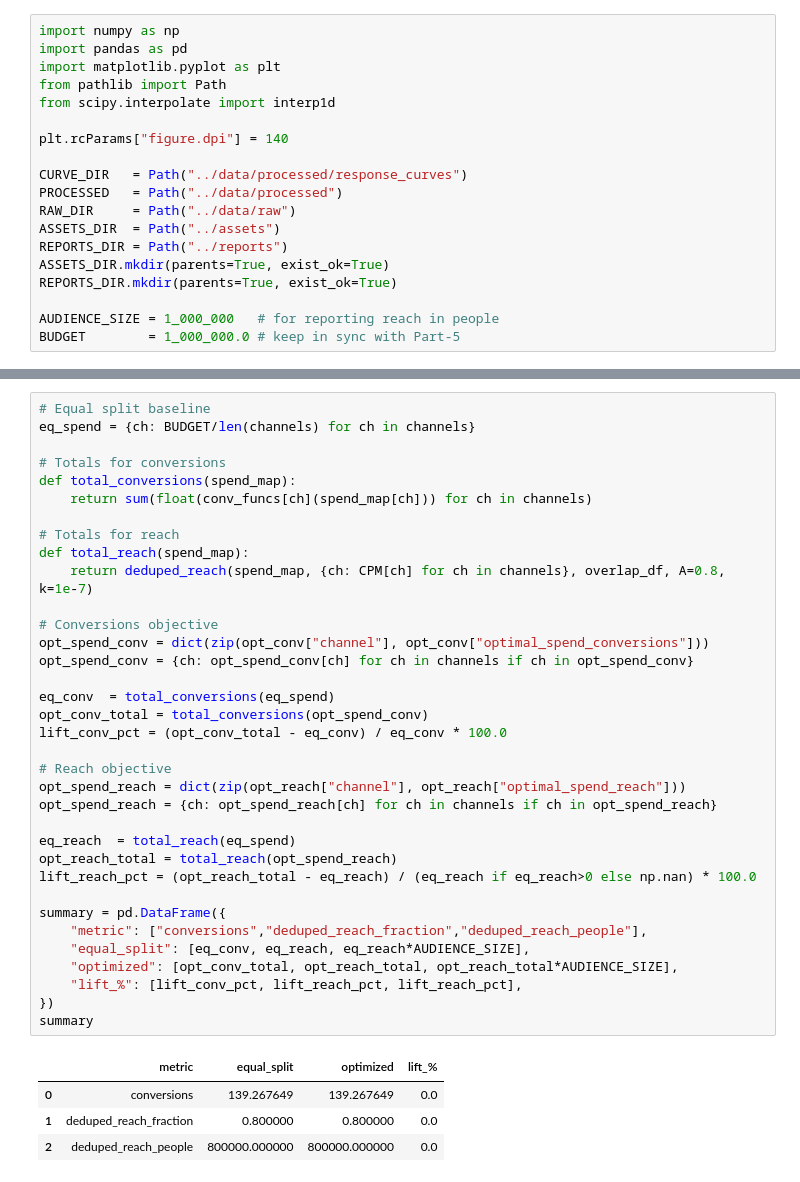
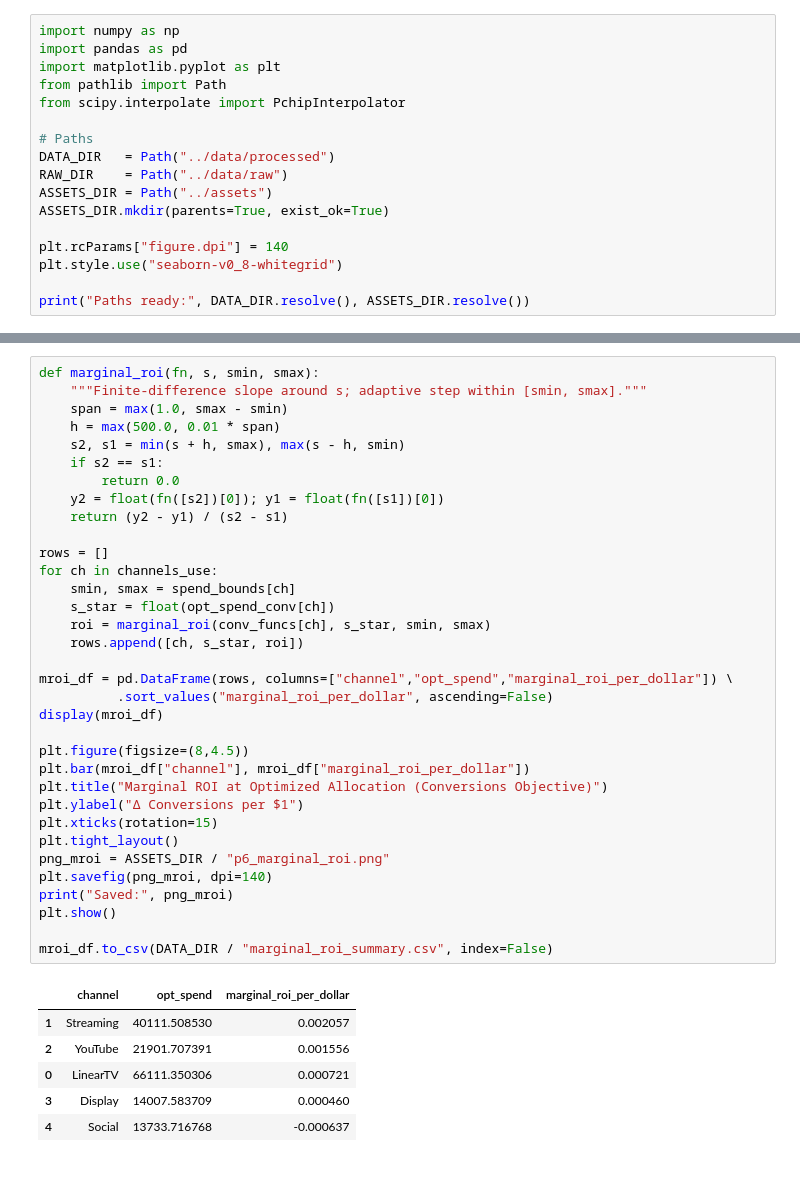
Before and after one commit to aravind-bit/oneplan-ai, a Jupyter notebook: notebooks/06_explainability_and_summary.ipynb, the cells around one changed output, grey strips where cells are left out. Cells and saved outputs as stored; diff of their text form.

```diff
--- a/notebooks/06_explainability_and_summary.ipynb
+++ b/notebooks/06_explainability_and_summary.ipynb
@@ -8,17 +13,15 @@ import numpy as np
 import pandas as pd
 import matplotlib.pyplot as plt
 from pathlib import Path
-from scipy.interpolate import interp1d
+from scipy.interpolate import PchipInterpolator
+
+# Paths
+DATA_DIR   = Path("../data/processed")
+RAW_DIR    = Path("../data/raw")
+ASSETS_DIR = Path("../assets")
+ASSETS_DIR.mkdir(parents=True, exist_ok=True)
 
 plt.rcParams["figure.dpi"] = 140
+plt.style.use("seaborn-v0_8-whitegrid")
 
-CURVE_DIR   = Path("../data/processed/response_curves")
-PROCESSED   = Path("../data/processed")
-RAW_DIR     = Path("../data/raw")
-ASSETS_DIR  = Path("../assets")
-REPORTS_DIR = Path("../reports")
-ASSETS_DIR.mkdir(parents=True, exist_ok=True)
-REPORTS_DIR.mkdir(parents=True, exist_ok=True)
-
-AUDIENCE_SIZE = 1_000_000   # for reporting reach in people
-BUDGET        = 1_000_000.0 # keep in sync with Part-5
+print("Paths ready:", DATA_DIR.resolve(), ASSETS_DIR.resolve())
@@ -102,40 +132,41 @@ def deduped_reach(spend_dict, cpm_dict, overlap_df, A=0.8, k=1e-7):
 # %%
-# Equal split baseline
-eq_spend = {ch: BUDGET/len(channels) for ch in channels}
+def marginal_roi(fn, s, smin, smax):
+    """Finite-difference slope around s; adaptive step within [smin, smax]."""
+    span = max(1.0, smax - smin)
+    h = max(500.0, 0.01 * span)
+    s2, s1 = min(s + h, smax), max(s - h, smin)
+    if s2 == s1:
+        return 0.0
+    y2 = float(fn([s2])[0]); y1 = float(fn([s1])[0])
+    return (y2 - y1) / (s2 - s1)
 
-# Totals for conversions
-def total_conversions(spend_map):
-    return sum(float(conv_funcs[ch](spend_map[ch])) for ch in channels)
+rows = []
+for ch in channels_use:
+    smin, smax = spend_bounds[ch]
+    s_star = float(opt_spend_conv[ch])
+    roi = marginal_roi(conv_funcs[ch], s_star, smin, smax)
+    rows.append([ch, s_star, roi])
 
-# Totals for reach
-def total_reach(spend_map):
-    return deduped_reach(spend_map, {ch: CPM[ch] for ch in channels}, overlap_df, A=0.8, k=1e-7)
+mroi_df = pd.DataFrame(rows, columns=["channel","opt_spend","marginal_roi_per_dollar"]) \
+          .sort_values("marginal_roi_per_dollar", ascending=False)
+display(mroi_df)
 
-# Conversions objective
-opt_spend_conv = dict(zip(opt_conv["channel"], opt_conv["optimal_spend_conversions"]))
-opt_spend_conv = {ch: opt_spend_conv[ch] for ch in channels if ch in opt_spend_conv}
+plt.figure(figsize=(8,4.5))
+plt.bar(mroi_df["channel"], mroi_df["marginal_roi_per_dollar"])
+plt.title("Marginal ROI at Optimized Allocation (Conversions Objective)")
+plt.ylabel("Δ Conversions per $1")
+plt.xticks(rotation=15)
+plt.tight_layout()
+png_mroi = ASSETS_DIR / "p6_marginal_roi.png"
+plt.savefig(png_mroi, dpi=140)
+print("Saved:", png_mroi)
+plt.show()
 
-eq_conv  = total_conversions(eq_spend)
-opt_conv_total = total_conversions(opt_spend_conv)
-lift_conv_pct = (opt_conv_total - eq_conv) / eq_conv * 100.0
-
-# Reach objective
-opt_spend_reach = dict(zip(opt_reach["channel"], opt_reach["optimal_spend_reach"]))
-opt_spend_reach = {ch: opt_spend_reach[ch] for ch in channels if ch in opt_spend_reach}
-
-eq_reach  = total_reach(eq_spend)
-opt_reach_total = total_reach(opt_spend_reach)
-lift_reach_pct = (opt_reach_total - eq_reach) / (eq_reach if eq_reach>0 else np.nan) * 100.0
-
-summary = pd.DataFrame({
-    "metric": ["conversions","deduped_reach_fraction","deduped_reach_people"],
-    "equal_split": [eq_conv, eq_reach, eq_reach*AUDIENCE_SIZE],
-    "optimized": [opt_conv_total, opt_reach_total, opt_reach_total*AUDIENCE_SIZE],
-    "lift_%": [lift_conv_pct, lift_reach_pct, lift_reach_pct],
-})
-summary
+mroi_df.to_csv(DATA_DIR / "marginal_roi_summary.csv", index=False)
 # %% [output]
-|  | metric | equal_split | optimized | lift_% |
-| 0 | conversions | 139.267649 | 139.267649 | 0.0 |
-| 1 | deduped_reach_fraction | 0.800000 | 0.800000 | 0.0 |
-| 2 | deduped_reach_people | 800000.000000 | 800000.000000 | 0.0 |
+|  | channel | opt_spend | marginal_roi_per_dollar |
+| 1 | Streaming | 40111.508530 | 0.002057 |
+| 2 | YouTube | 21901.707391 | 0.001556 |
+| 0 | LinearTV | 66111.350306 | 0.000721 |
+| 3 | Display | 14007.583709 | 0.000460 |
+| 4 | Social | 13733.716768 | -0.000637 |
```
Also changed, not shown: parts of 10 cells of this notebook, 13 other files.
